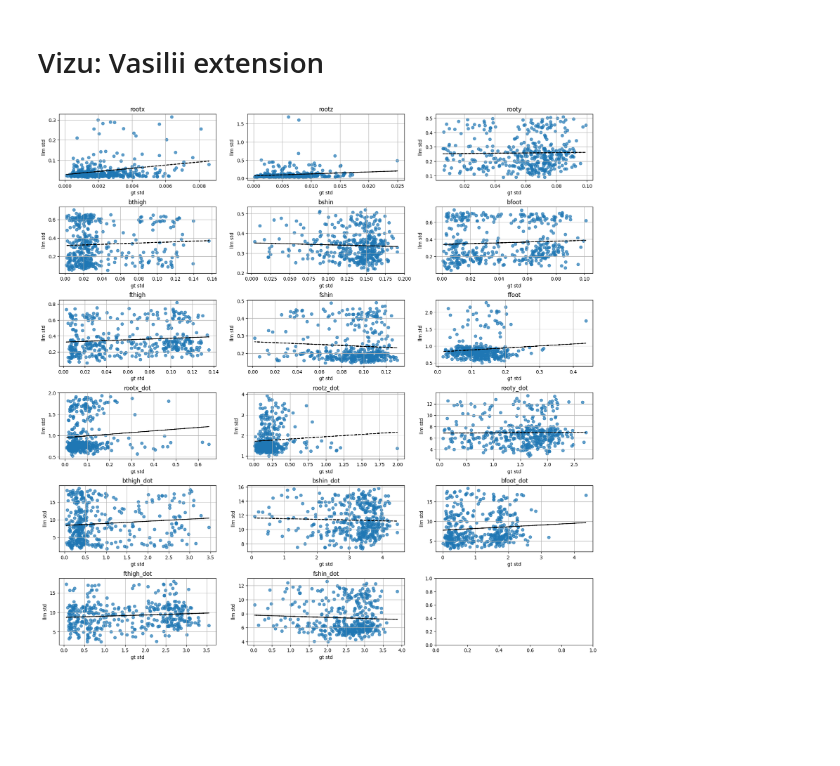
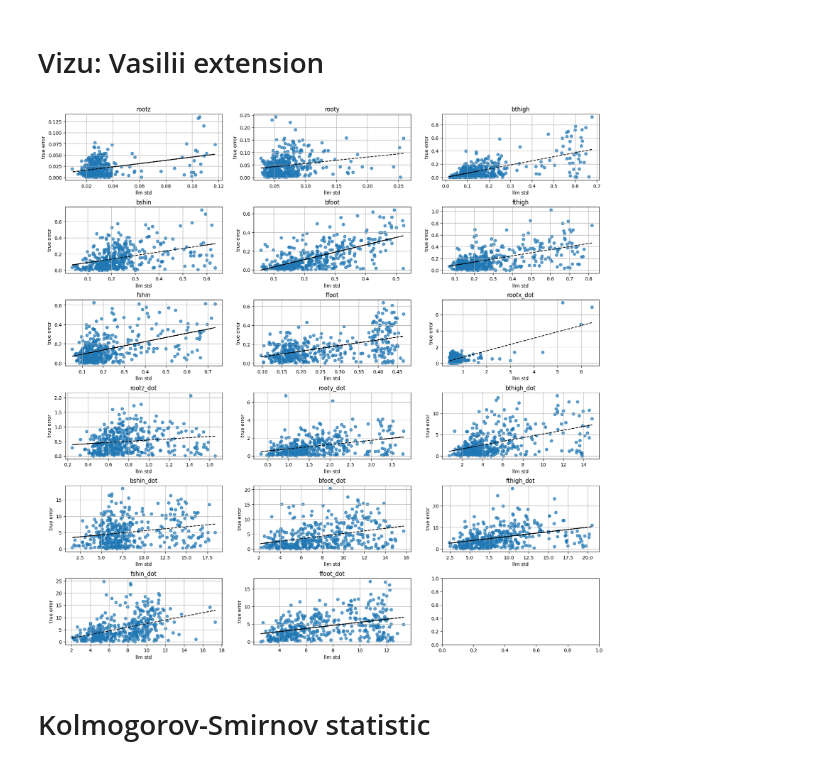
Before and after one commit to abenechehab/dicl, a Jupyter notebook: src/llmicl/notebooks/uncertainty_calibration.ipynb, the cells around one changed output. Saved outputs shown, nothing was run; the diff lists cells and outputs as text; code cells hidden in the pictures; blank space fills up the shorter version.

```diff
--- a/src/llmicl/notebooks/uncertainty_calibration.ipynb
+++ b/src/llmicl/notebooks/uncertainty_calibration.ipynb
@@ -288,19 +291,19 @@ env_name = "HalfCheetah"
 env = gym.make(env_name)
 n_actions = env.action_space.shape[0]
 n_observations = env.observation_space.shape[0]
-algorithm = "ppo"  # sac, ppo, td3
+algorithm = "sac"  # sac, ppo, td3
 
-policy_path = "/home/abenechehab/cleanrl/runs/HalfCheetah-v4__ppo_checkpoints__7__1724072335"
-# policy_path = "/home/abenechehab/cleanrl/runs/HalfCheetah-v4__sac_continuous_action__1__1723208574"
+# policy_path = "/home/abenechehab/cleanrl/runs/HalfCheetah-v4__ppo_checkpoints__7__1724072335"
+policy_path = "/home/abenechehab/cleanrl/runs/HalfCheetah-v4__sac_continuous_action__1__1723208574"
 # policy_path = "/home/abenechehab/cleanrl/runs/Hopper-v4__sac_continuous_action__1__1723453251"
 # policy_path = "/home/abenechehab/cleanrl/runs/HalfCheetah-v4__td3__1__1723562307"
 
 # policy_checkpoint_list = [10000, 20000, 30000, 40000, 80000, 350000, 700000, 990000]
 # policy_checkpoint_list = np.arange(10000, 990000, 10000)
-policy_checkpoint = 990000
+policy_checkpoint = 900000
 
 # load some data to get a pool of states
-data_label = "full_replay"
+data_label = "expert"
 data_path = f"/home/abenechehab/datasets/{env_name}/{data_label}/X_test.csv"
 X = pd.read_csv(data_path, index_col=0)
 X = X.values.astype('float')
@@ -676,23 +671,29 @@ llm_std_all_states = np.concatenate(llm_std_all_states, axis=0)
 # %%
 # -------------- plot -------------
 f, axes = plt.subplots(6, 3, figsize=(20, 20), gridspec_kw={'wspace':0.2, 'hspace':0.4})
 axes = list(np.array(axes).flatten())
 for dim in range(next_states.shape[1]):
-    x = std_all_states[init_index:init_index+context_length,dim]
-    results = sm.OLS(llm_std_all_states[:,dim],sm.add_constant(x)).fit()
+    x = llm_std_all_states[:,dim]
+    # y = std_all_states[init_index:init_index+context_length,dim]
+    y = np.abs(llm_mean_all_states[:,dim] - mean_all_states[init_index:init_index+context_length,dim])
 
-    axes[dim].scatter(x, llm_std_all_states[:,dim], alpha=0.7)
+    results = sm.OLS(y,sm.add_constant(x)).fit()
+
+    axes[dim].scatter(x, y, alpha=0.7)
 
     axes[dim].plot(x, x * results.params[1] + results.params[0], 'k--')
 
-    axes[dim].set_title(f"{state_names[env_name][dim]}")
+    axes[dim].set_title(f"{state_names[env_name][dim+1]}")
     axes[dim].grid(True)
-    axes[dim].set_xlabel('gt std')
-    axes[dim].set_ylabel('llm std')
+    axes[dim].set_xlabel('llm std')
+    # axes[dim].set_ylabel('gt std')
+    axes[dim].set_ylabel('true error')
 
 # fig_title = f'{env_name} | {algorithm} | checkpoint {int(policy_checkpoint/1000)}k/1M '
 # f.suptitle(fig_title, y=0.91)
-plt.savefig(f"/home/abenechehab/llmicl/src/llmicl/artifacts/figures/calib_scatter|{env_name}_algo|{algorithm}_policy|{policy_checkpoint}.png")
+plt.savefig(f"/home/abenechehab/llmicl/src/llmicl/artifacts/figures/calib_scatter-{env_name}_algo-{algorithm}_policy-{policy_checkpoint}.png")
 plt.show()
 # %% [output]
-[figure, old version]
+[figure, new version]
+# %% [markdown]
+# Kolmogorov-Smirnov statistic
```
Also changed, not shown: parts of 20 cells of this notebook, 4 other files.
